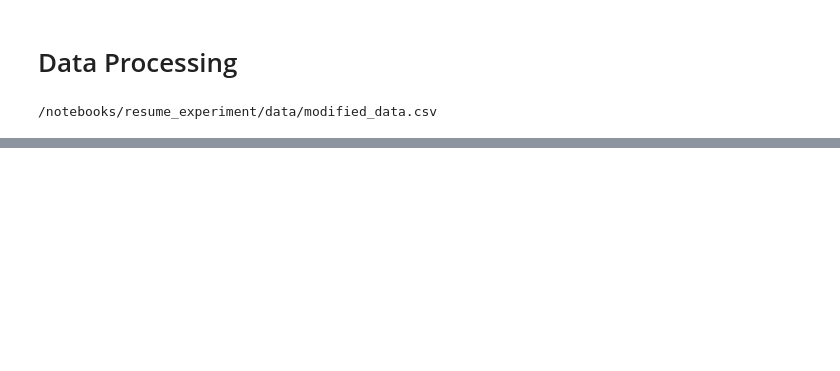
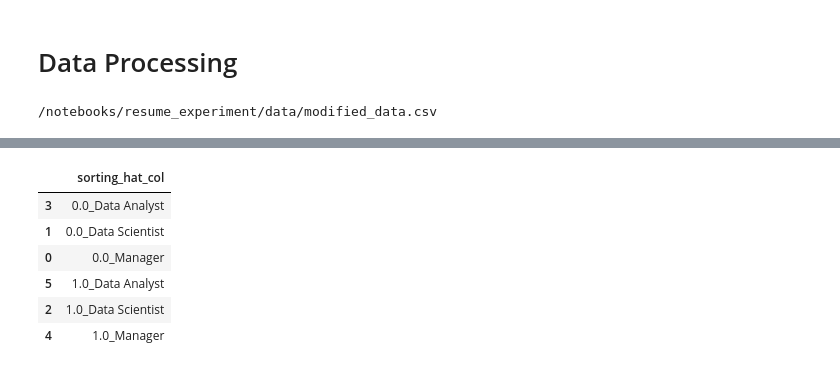
Before and after one commit to jeffreysanglin/resume_experiment, a Jupyter notebook: DataProcessing.ipynb, the cells around one changed output, grey strips where cells are left out. Cells and saved outputs as stored; diff of their text form; code cells hidden in the pictures; blank space fills up the shorter version.

```diff
--- a/DataProcessing.ipynb
+++ b/DataProcessing.ipynb
@@ -131,0 +111,27 @@ df.to_csv(split_path)
+# %%
+def sortingHat(data, stratification_col, split_percent=0.5, seed=42):
+    #Create a list of unique stratification segments.
+    uni_strats = pd.DataFrame(data[stratification_col].unique(), columns=['sorting_hat_col'])
+
+    #Setting our seed
+    rng = np.random.default_rng(seed)
+
+    # Create a new column for the splits
+    for s in uni_strats:
+        strat_df = data.loc[data.loc[:,stratification_col]==s]
+        nrows = strat_df.shape[0]
+        strat_df['ab_split'] = pd.Series(rng.integers(low=0, high=1, size=nrows, endpoint=True), index=strat_df.index)
+    #uni_strats['ab_split'] = pd.Series(rng.integers(low=0, high=1, size=uni_strats.shape[0], endpoint=True), index=uni_strats.index)
+
+    return(uni_strats)
+
+sort_split = sortingHat(raw_df, 'sorting_hat_col', split_percent=0.5).sort_values(by="sorting_hat_col")
+display(sort_split)
+# %% [output]
+|  | sorting_hat_col |
+| 3 | 0.0_Data Analyst |
+| 1 | 0.0_Data Scientist |
+| 0 | 0.0_Manager |
+| 5 | 1.0_Data Analyst |
+| 2 | 1.0_Data Scientist |
+| 4 | 1.0_Manager |
```
Also changed, not shown: parts of 11 cells of this notebook.
